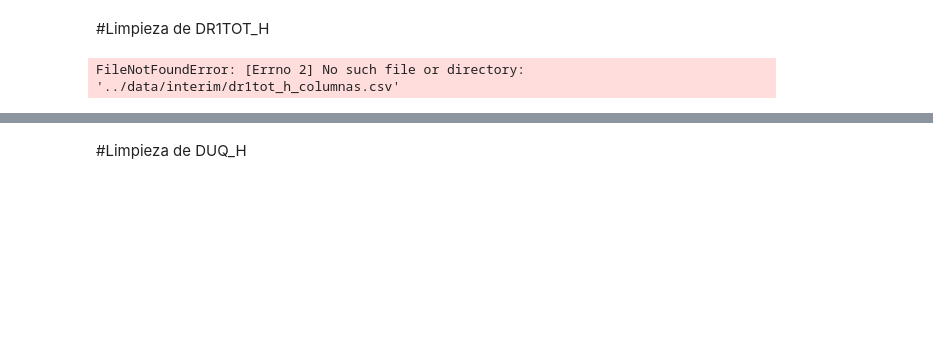
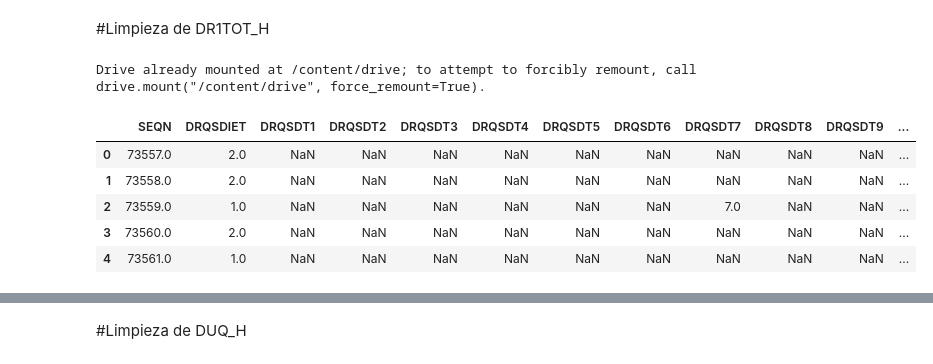
Before and after one commit to salva1984/kokoa-analisis-salud-mental, a Jupyter notebook: notebooks/04_limpieza_G2.ipynb, the cells around one changed output, grey strips where cells are left out. Drawn from its saved outputs; the diff is of its cells as text; code cells hidden in the pictures; blank space fills up the shorter version.

```diff
--- a/notebooks/04_limpieza_G2.ipynb
+++ b/notebooks/04_limpieza_G2.ipynb
@@ -1,13 +1,23 @@
 # %% [markdown]
 #Limpieza de DR1TOT_H
 # %%
+from google.colab import drive
+from google.colab import files
+drive.mount('/content/drive')
 import pandas as pd
 import numpy as np
 
-dr1 = pd.read_csv("../data/interim/dr1tot_h_columnas.csv")
+#dr1 = pd.read_csv("../data/interim/dr1tot_h_columnas.csv")
+dr1 = pd.read_csv("/content/drive/MyDrive/kokoa-analisis-salud-mental-codespace-refactored-xylophone-g4566pggg7r9hw9jv/data/interim/dr1tot_h_columnas.csv")
 dr1.head()
 # %% [output]
-FileNotFoundError: [Errno 2] No such file or directory: '../data/interim/dr1tot_h_columnas.csv'
+Drive already mounted at /content/drive; to attempt to forcibly remount, call drive.mount("/content/drive", force_remount=True).
+|  | SEQN | DRQSDIET | DRQSDT1 | DRQSDT2 | DRQSDT3 | DRQSDT4 | DRQSDT5 | DRQSDT6 | DRQSDT7 | DRQSDT8 | DRQSDT9 | ... |
+| 0 | 73557.0 | 2.0 | NaN | NaN | NaN | NaN | NaN | NaN | NaN | NaN | NaN | ... |
+| 1 | 73558.0 | 2.0 | NaN | NaN | NaN | NaN | NaN | NaN | NaN | NaN | NaN | ... |
+| 2 | 73559.0 | 1.0 | NaN | NaN | NaN | NaN | NaN | NaN | 7.0 | NaN | NaN | ... |
+| 3 | 73560.0 | 2.0 | NaN | NaN | NaN | NaN | NaN | NaN | NaN | NaN | NaN | ... |
+| 4 | 73561.0 | 1.0 | NaN | NaN | NaN | NaN | NaN | NaN | NaN | NaN | NaN | ... |
 # %%
 DR1_COLS = dr1.columns.tolist()
 dr1 = dr1[DR1_COLS].copy()
```
Also changed, not shown: parts of 25 cells of this notebook.
